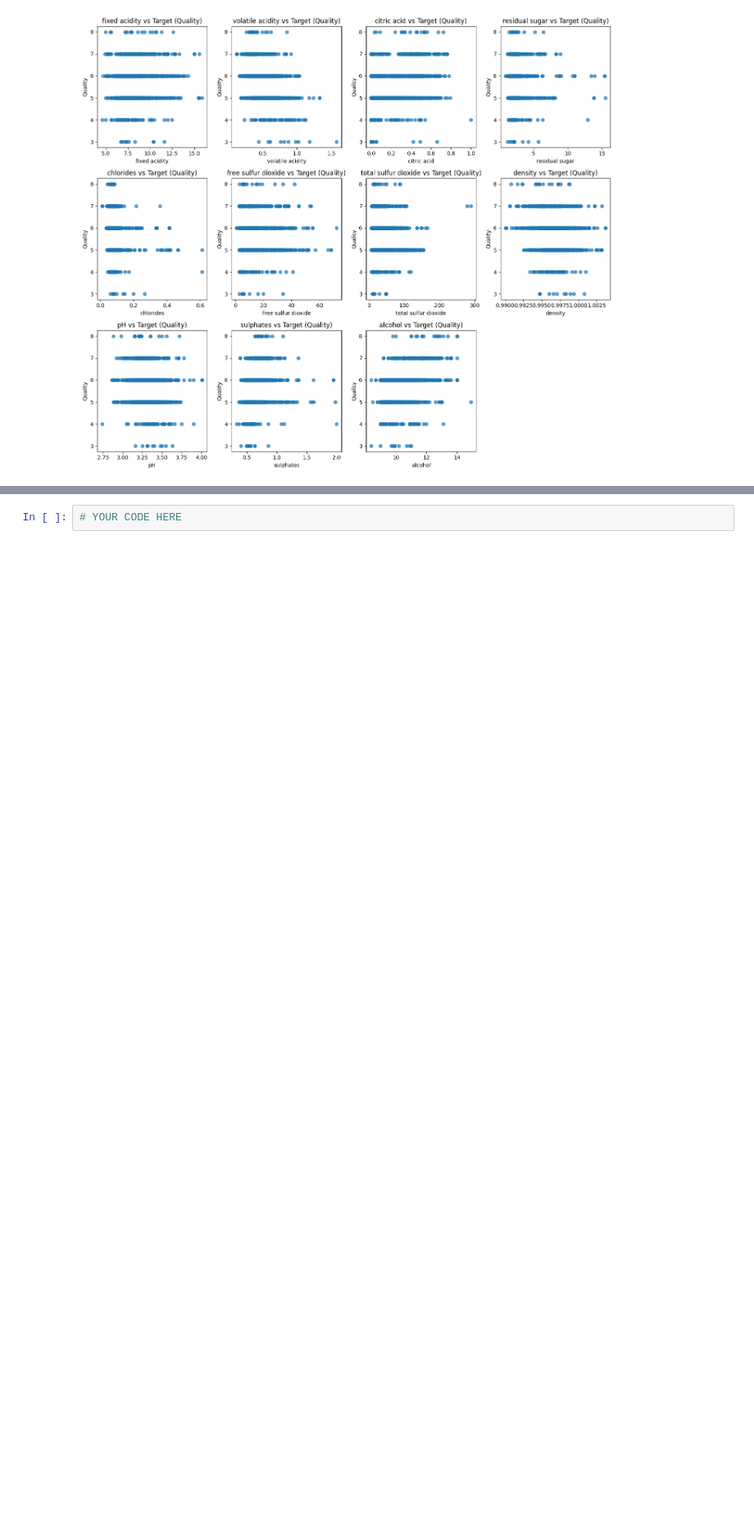
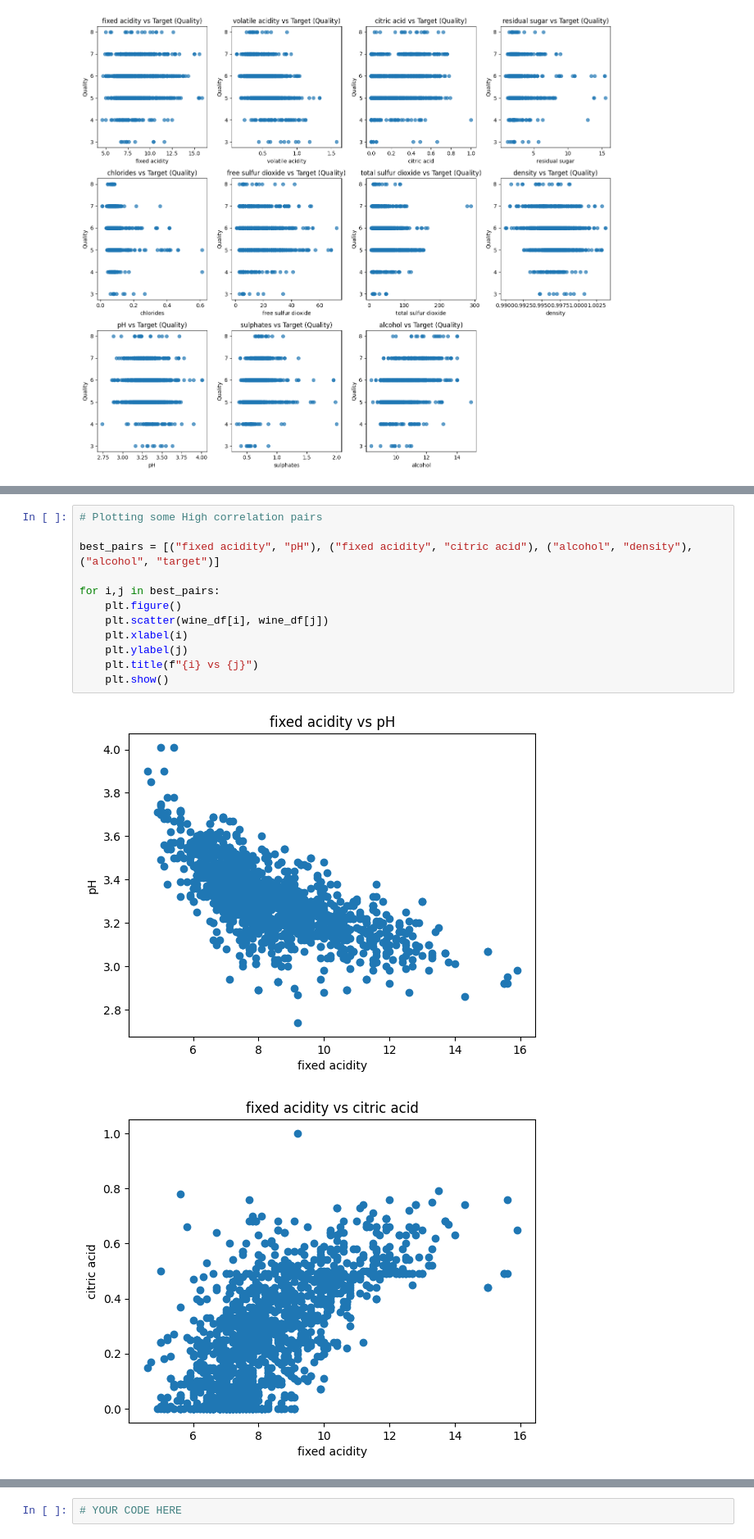
Before and after one commit to garikapativineet/dx602-final-project, a Jupyter notebook: project.ipynb, the cells around one changed output, grey strips where cells are left out. Shown at 82% size. Cells and saved outputs as stored; diff of their text form; blank space fills up the shorter version.

```diff
--- a/project.ipynb
+++ b/project.ipynb
@@ -275,0 +303,15 @@ YOUR ANSWERS HERE
+# %%
+# Plotting some High correlation pairs
+
+best_pairs = [("fixed acidity", "pH"), ("fixed acidity", "citric acid"), ("alcohol", "density"), ("alcohol", "target")]
+
+for i,j in best_pairs:
+    plt.figure()
+    plt.scatter(wine_df[i], wine_df[j])
+    plt.xlabel(i)
+    plt.ylabel(j)
+    plt.title(f"{i} vs {j}")
+    plt.show()
+# %% [output]
+[figure, added]
+[figure, added]
```
Also changed, not shown: parts of 16 cells of this notebook.
